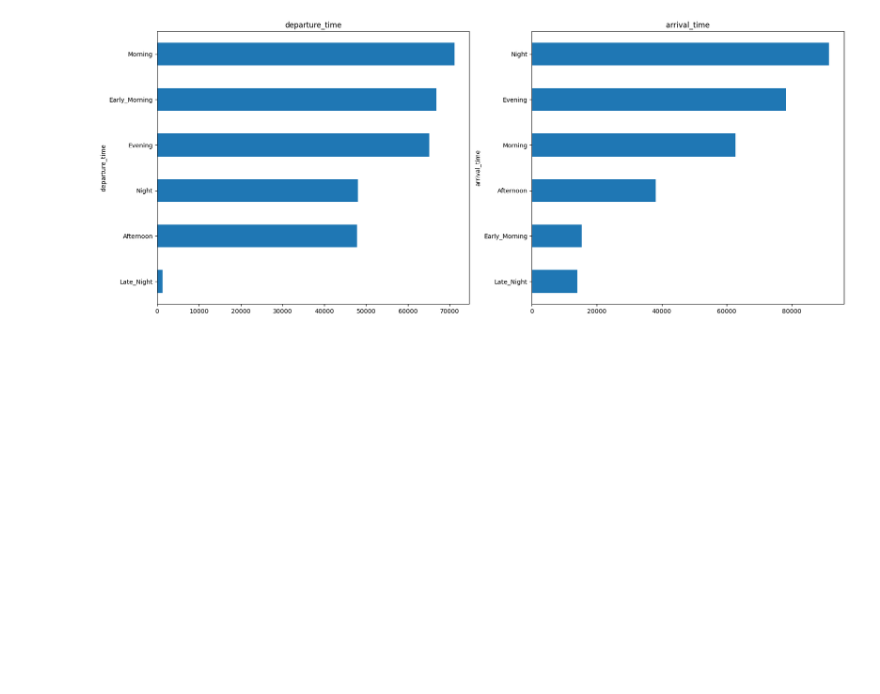
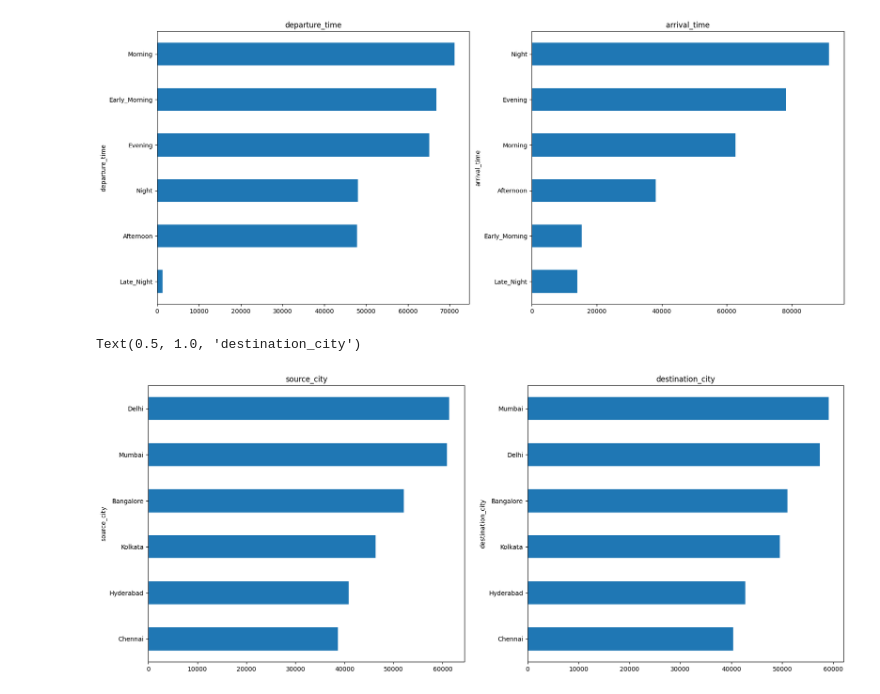
Before and after one commit to meravcode/data_python_project, a Jupyter notebook: Airlines_flights_Project.ipynb, the cells around one changed output. Cells and saved outputs as stored; diff of their text form; code cells hidden in the pictures; blank space fills up the shorter version.

```diff
--- a/Airlines_flights_Project.ipynb
+++ b/Airlines_flights_Project.ipynb
@@ -178,3 +178,18 @@ plt.title("arrival_time")
 # %% [output]
 Text(0.5, 1.0, 'arrival_time')
 [figure]
+# %%
+# Q.3. Show Bar Graphs representing the Source City & Destination City.
+
+plt.figure(figsize = (20,8))
+
+plt.subplot(1,2,1)
+data['source_city'].value_counts(ascending= 1).plot.barh()
+plt.title("source_city")
+
+plt.subplot(1,2,2)
+data['destination_city'].value_counts(ascending= 1).plot.barh()
+plt.title("destination_city")
+# %% [output]
+Text(0.5, 1.0, 'destination_city')
+[figure, added]
```
Also changed, not shown: parts of 10 cells of this notebook.
